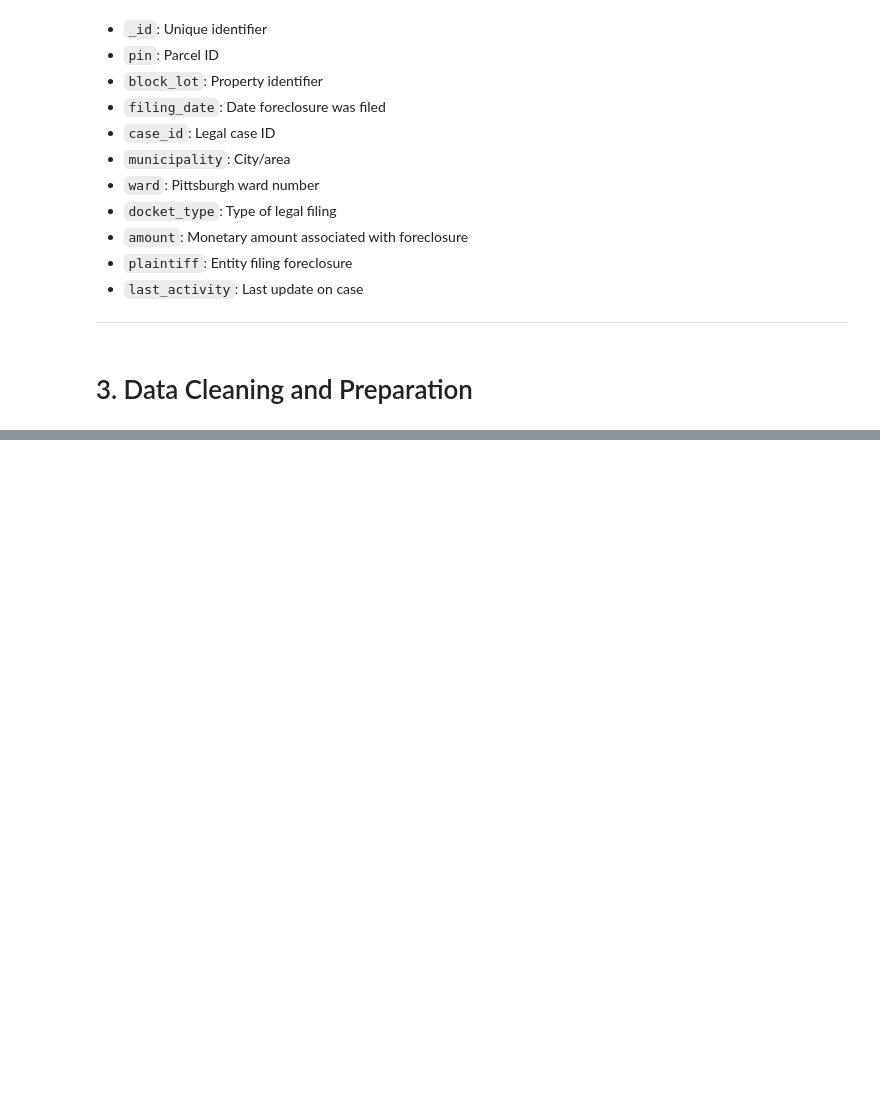
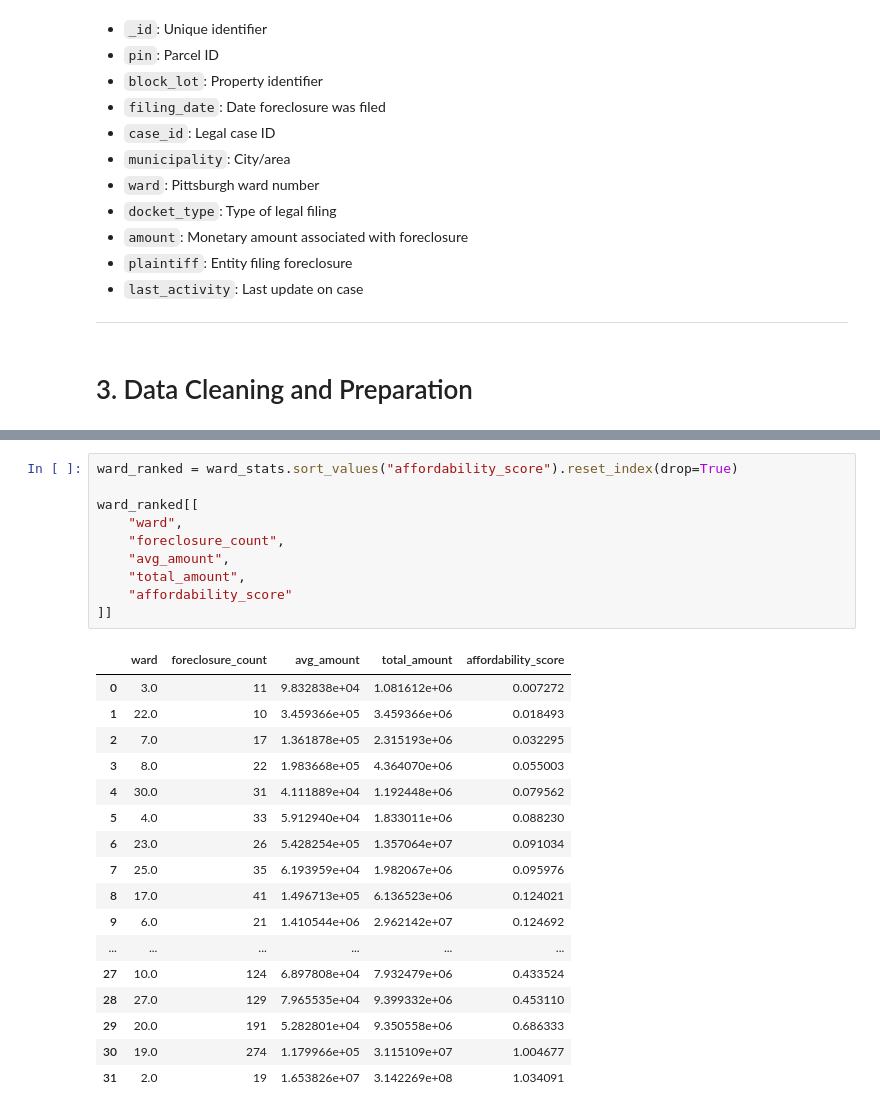
Before and after one commit to Aswwas1122/cmpinf-0010-final-prject, a Jupyter notebook: Akshat.ipynb, the cells around one changed output, grey strips where cells are left out. Saved outputs shown, nothing was run; the diff lists cells and outputs as text; blank space fills up the shorter version.

```diff
--- a/Akshat.ipynb
+++ b/Akshat.ipynb
@@ -58,0 +148,28 @@ SyntaxError: invalid syntax (2633063581.py, line 16)
+# %%
+ward_ranked = ward_stats.sort_values("affordability_score").reset_index(drop=True)
+
+ward_ranked[[
+    "ward",
+    "foreclosure_count",
+    "avg_amount",
+    "total_amount",
+    "affordability_score"
+]]
+# %% [output]
+|  | ward | foreclosure_count | avg_amount | total_amount | affordability_score |
+| 0 | 3.0 | 11 | 9.832838e+04 | 1.081612e+06 | 0.007272 |
+| 1 | 22.0 | 10 | 3.459366e+05 | 3.459366e+06 | 0.018493 |
+| 2 | 7.0 | 17 | 1.361878e+05 | 2.315193e+06 | 0.032295 |
+| 3 | 8.0 | 22 | 1.983668e+05 | 4.364070e+06 | 0.055003 |
+| 4 | 30.0 | 31 | 4.111889e+04 | 1.192448e+06 | 0.079562 |
+| 5 | 4.0 | 33 | 5.912940e+04 | 1.833011e+06 | 0.088230 |
+| 6 | 23.0 | 26 | 5.428254e+05 | 1.357064e+07 | 0.091034 |
+| 7 | 25.0 | 35 | 6.193959e+04 | 1.982067e+06 | 0.095976 |
+| 8 | 17.0 | 41 | 1.496713e+05 | 6.136523e+06 | 0.124021 |
+| 9 | 6.0 | 21 | 1.410544e+06 | 2.962142e+07 | 0.124692 |
+| ... | ... | ... | ... | ... | ... |
+| 27 | 10.0 | 124 | 6.897808e+04 | 7.932479e+06 | 0.433524 |
+| 28 | 27.0 | 129 | 7.965535e+04 | 9.399332e+06 | 0.453110 |
+| 29 | 20.0 | 191 | 5.282801e+04 | 9.350558e+06 | 0.686333 |
+| 30 | 19.0 | 274 | 1.179966e+05 | 3.115109e+07 | 1.004677 |
+| 31 | 2.0 | 19 | 1.653826e+07 | 3.142269e+08 | 1.034091 |
```
Also changed, not shown: parts of 16 cells of this notebook.
